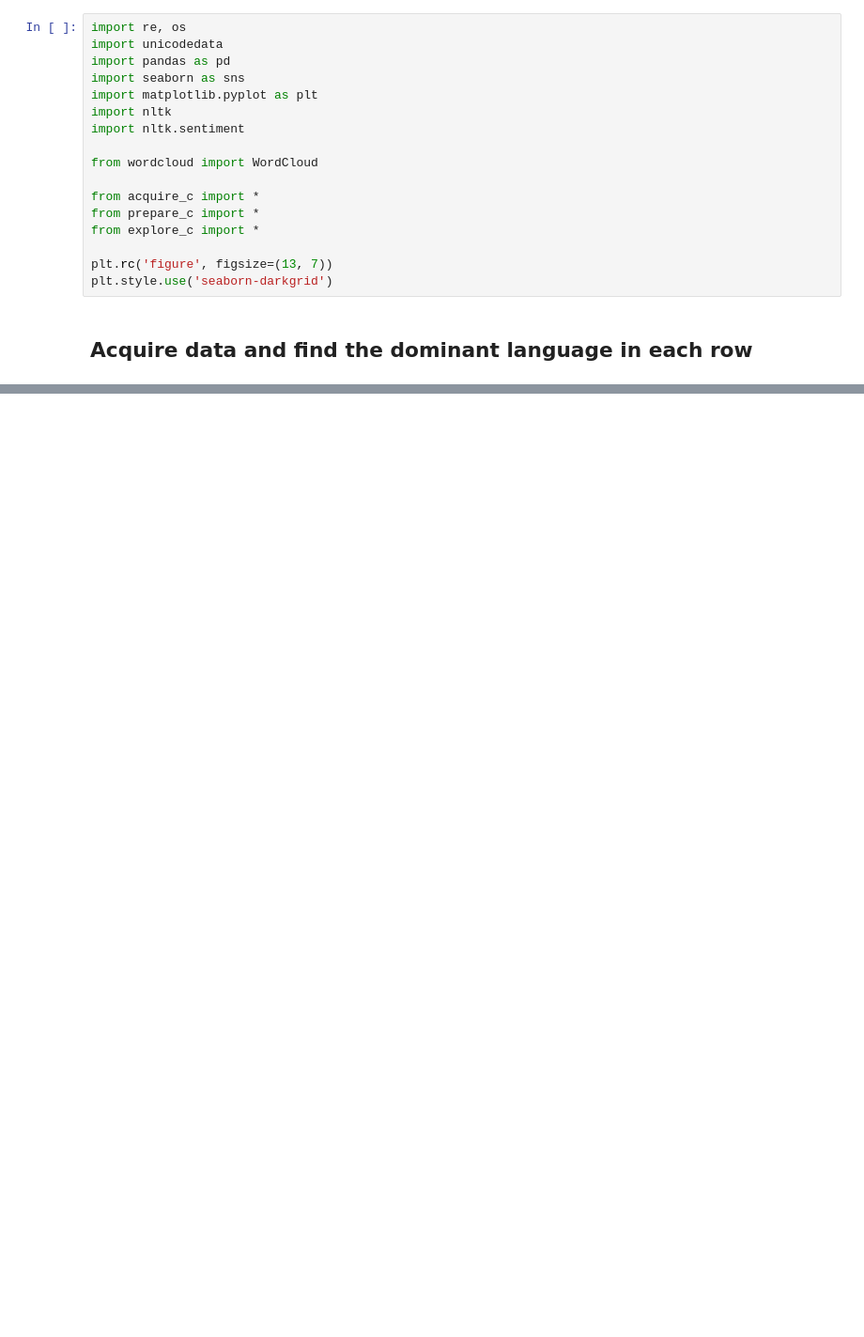
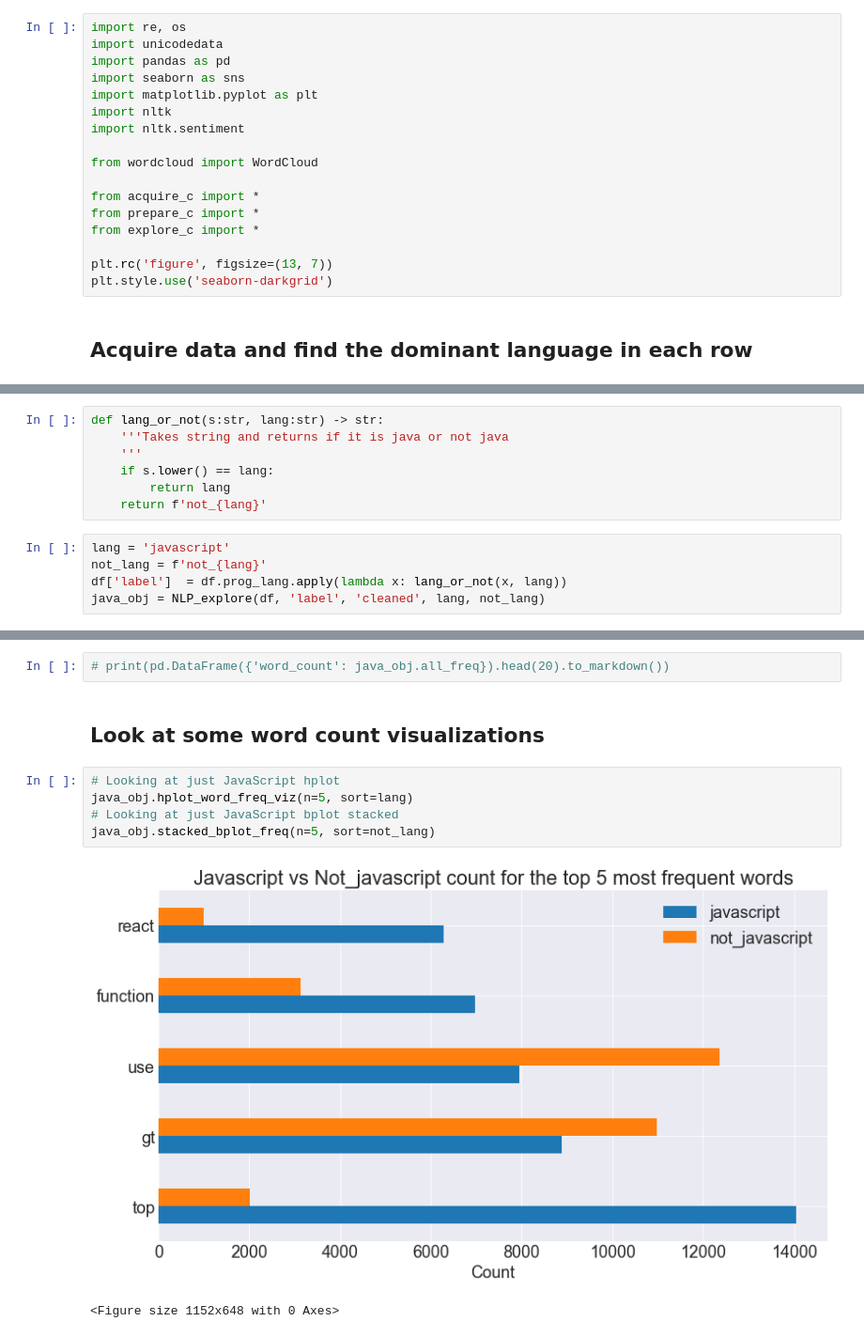
Before and after one commit to Codeup-NLP-Project/NLP-Project, a Jupyter notebook: rough_notebook_c.ipynb, the cells around one changed output, grey strips where cells are left out. Shown at 94% size. Drawn from its saved outputs; the diff is of its cells as text; blank space fills up the shorter version.

```diff
--- a/rough_notebook_c.ipynb
+++ b/rough_notebook_c.ipynb
@@ -44,0 +24,12 @@ df
+# %%
+def lang_or_not(s:str, lang:str) -> str:
+    '''Takes string and returns if it is java or not java
+    '''
+    if s.lower() == lang:
+        return lang
+    return f'not_{lang}'
+# %%
+lang = 'javascript'
+not_lang = f'not_{lang}'
+df['label']  = df.prog_lang.apply(lambda x: lang_or_not(x, lang))
+java_obj = NLP_explore(df, 'label', 'cleaned', lang, not_lang)
@@ -44,0 +62,12 @@ df
+# %%
+# print(pd.DataFrame({'word_count': java_obj.all_freq}).head(20).to_markdown())
+# %% [markdown]
+## Look at some word count visualizations
+# %%
+# Looking at just JavaScript hplot
+java_obj.hplot_word_freq_viz(n=5, sort=lang)
+# Looking at just JavaScript bplot stacked
+java_obj.stacked_bplot_freq(n=5, sort=not_lang)
+# %% [output]
+[figure, added]
+<Figure size 1152x648 with 0 Axes>
```
Also changed, not shown: parts of 27 cells of this notebook, 3 other files.
